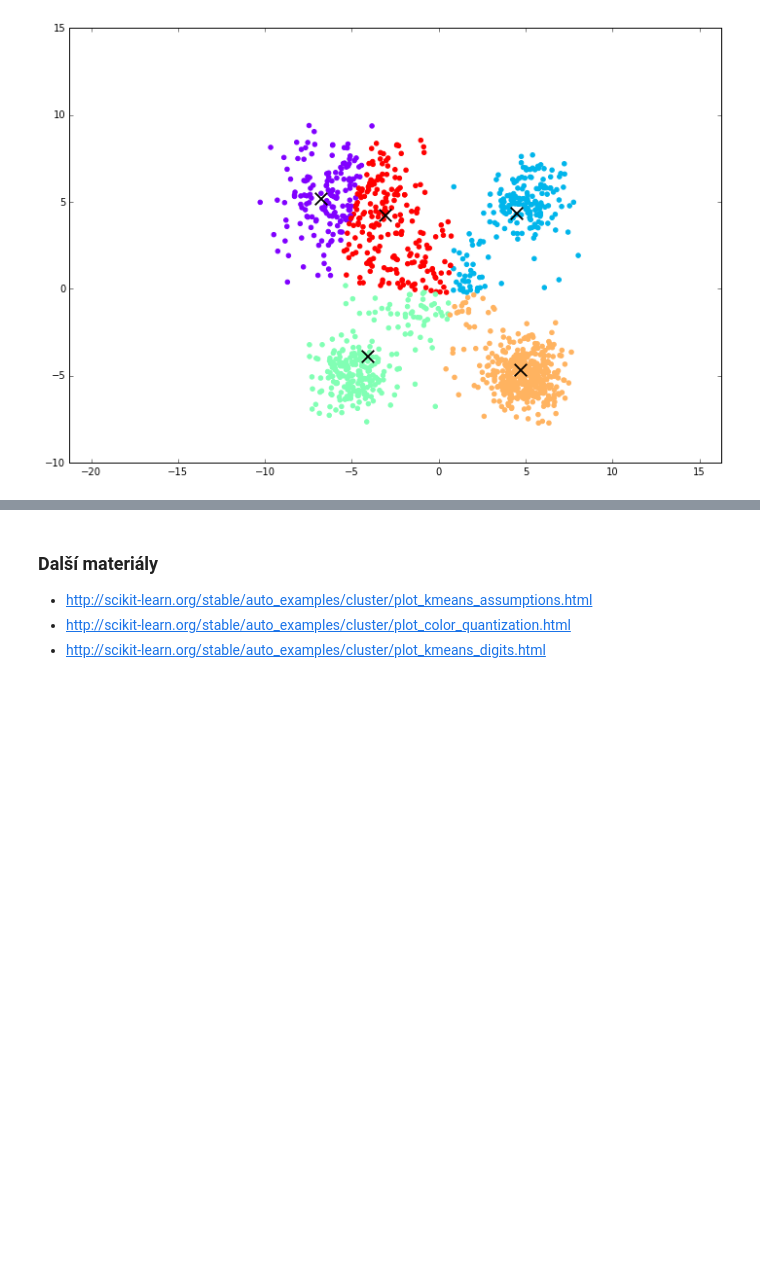
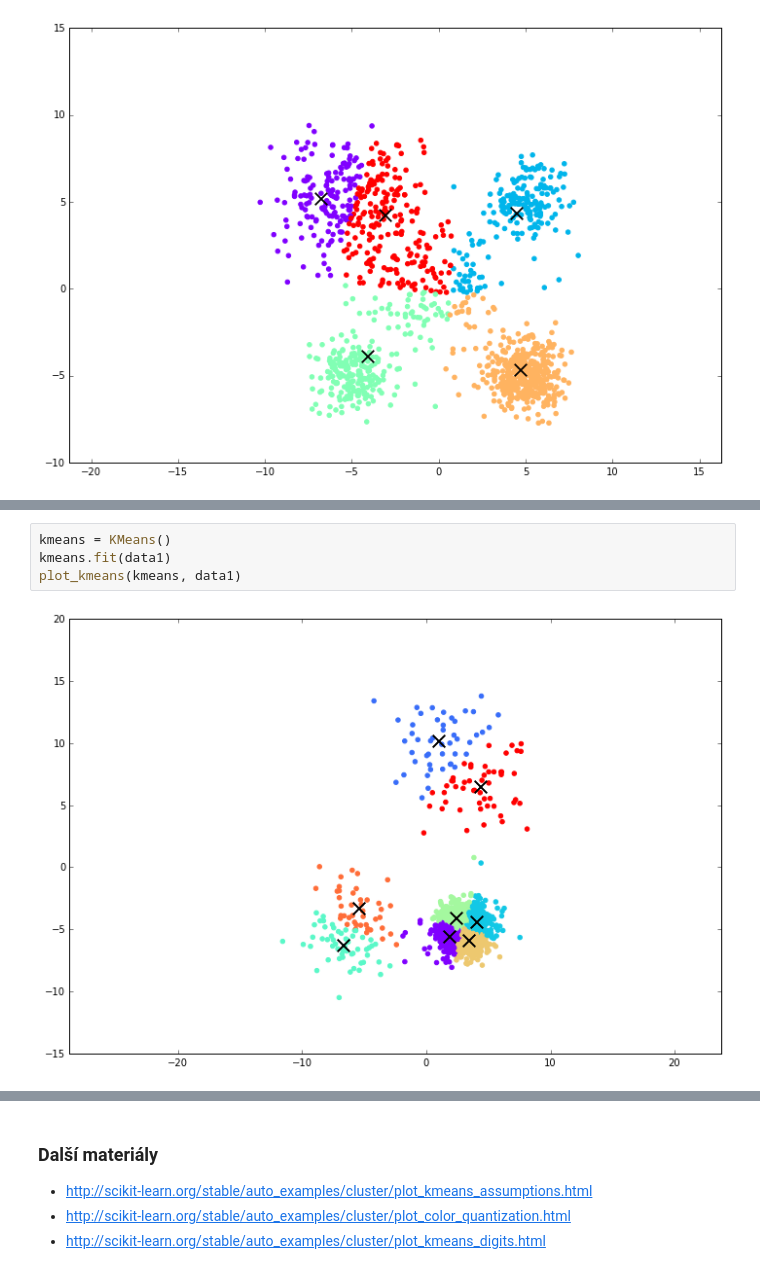
Before and after one commit to tomasmcz/su4ss, a Jupyter notebook: 04 K-means.ipynb, the cells around one changed output, grey strips where cells are left out. Saved outputs shown, nothing was run; the diff lists cells and outputs as text; blank space fills up the shorter version.

```diff
--- a/04 K-means.ipynb
+++ b/04 K-means.ipynb
@@ -195,0 +188,6 @@ HTML(a.ani.to_html5_video())
+# %%
+kmeans = KMeans()
+kmeans.fit(data1)
+plot_kmeans(kmeans, data1)
+# %% [output]
+[figure, added]
```
Also changed, not shown: parts of 14 cells of this notebook.
